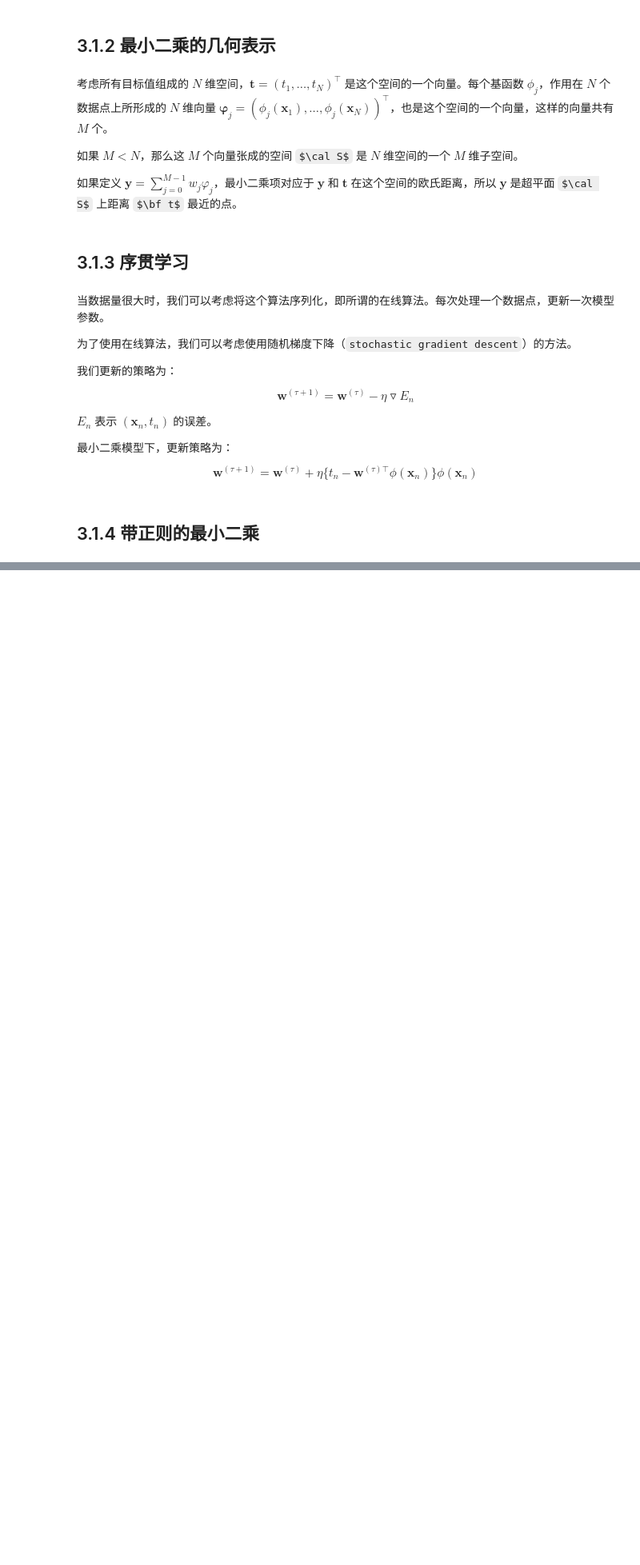
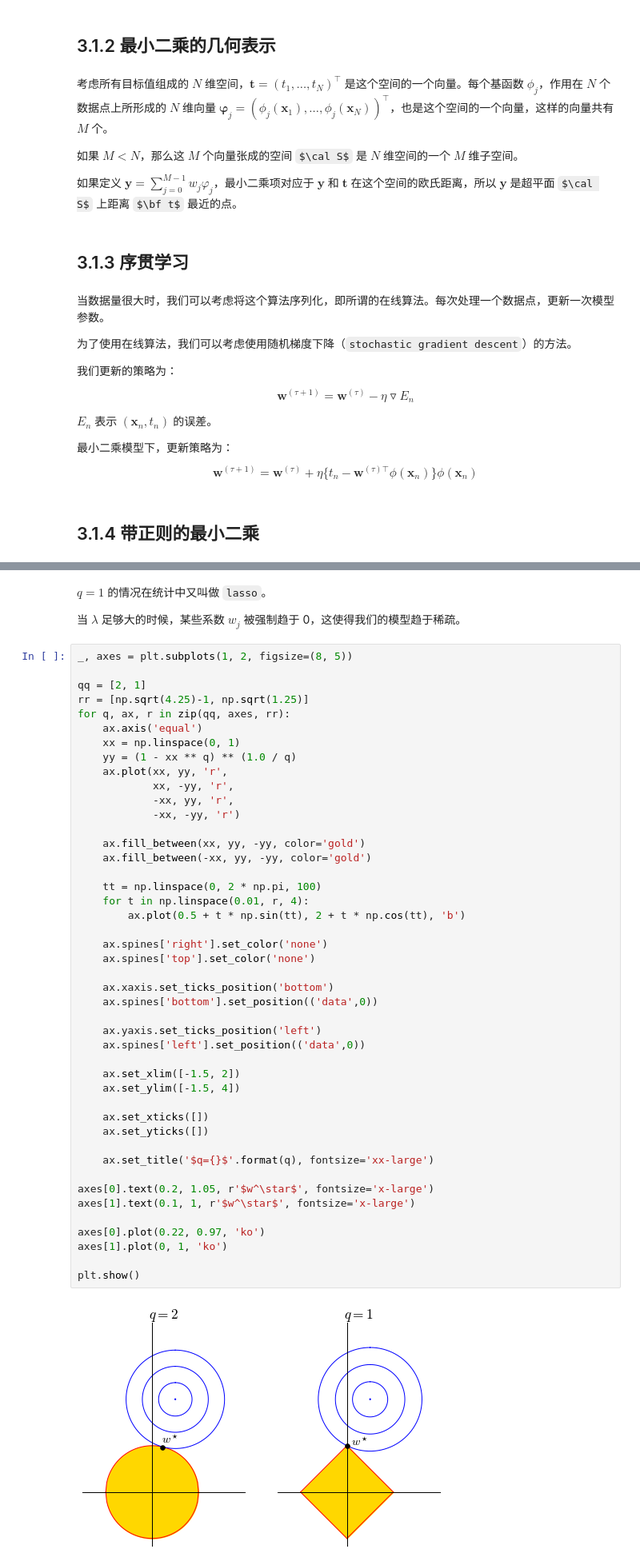
Before and after one commit to wanghaisheng/notes-machine-learning, a Jupyter notebook: Pattern-Recognition-and-Machine-Learning/Chap-03-Linear-Models-for-Regression/03-01-Linear-Basis-Function-Models.ipynb, the cells around one changed output, grey strips where cells are left out. Shown at 80% size. Drawn from its saved outputs; the diff is of its cells as text; some formulas as TeX source; blank space fills up the shorter version.

```diff
--- a/Pattern-Recognition-and-Machine-Learning/Chap-03-Linear-Models-for-Regression/03-01-Linear-Basis-Function-Models.ipynb
+++ b/Pattern-Recognition-and-Machine-Learning/Chap-03-Linear-Models-for-Regression/03-01-Linear-Basis-Function-Models.ipynb
@@ -240,0 +307,51 @@ $$
+# %% [markdown]
+$q=1$ 的情况在统计中又叫做 `lasso`。
+
+当 $\lambda$ 足够大的时候，某些系数 $w_j$ 被强制趋于 0，这使得我们的模型趋于稀疏。
+# %%
+_, axes = plt.subplots(1, 2, figsize=(8, 5))
+
+qq = [2, 1]
+rr = [np.sqrt(4.25)-1, np.sqrt(1.25)]
+for q, ax, r in zip(qq, axes, rr):
+    ax.axis('equal')
+    xx = np.linspace(0, 1)
+    yy = (1 - xx ** q) ** (1.0 / q)
+    ax.plot(xx, yy, 'r',
+            xx, -yy, 'r',
+            -xx, yy, 'r',
+            -xx, -yy, 'r')
+
+    ax.fill_between(xx, yy, -yy, color='gold')
+    ax.fill_between(-xx, yy, -yy, color='gold')
+
+    tt = np.linspace(0, 2 * np.pi, 100)
+    for t in np.linspace(0.01, r, 4):
+        ax.plot(0.5 + t * np.sin(tt), 2 + t * np.cos(tt), 'b')
+
+    ax.spines['right'].set_color('none')
+    ax.spines['top'].set_color('none')
+
+    ax.xaxis.set_ticks_position('bottom')
+    ax.spines['bottom'].set_position(('data',0))
+
+    ax.yaxis.set_ticks_position('left')
+    ax.spines['left'].set_position(('data',0))
+
+    ax.set_xlim([-1.5, 2])
+    ax.set_ylim([-1.5, 4])
+
+    ax.set_xticks([])
+    ax.set_yticks([])
+
+    ax.set_title('$q={}$'.format(q), fontsize='xx-large')
+
+axes[0].text(0.2, 1.05, r'$w^\star$', fontsize='x-large')
+axes[1].text(0.1, 1, r'$w^\star$', fontsize='x-large')
+
+axes[0].plot(0.22, 0.97, 'ko')
+axes[1].plot(0, 1, 'ko')
+
+plt.show()
+# %% [output]
+[figure, added]
```
Also changed, not shown: parts of 7 cells of this notebook, 2 other files.
